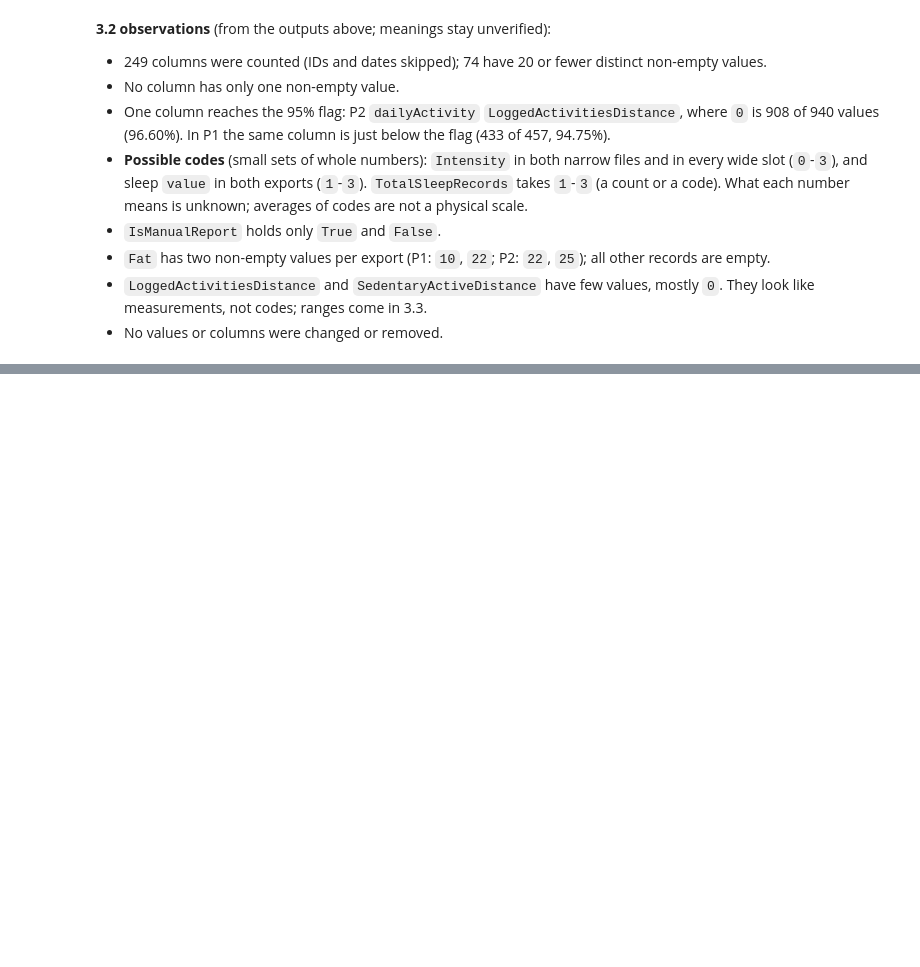
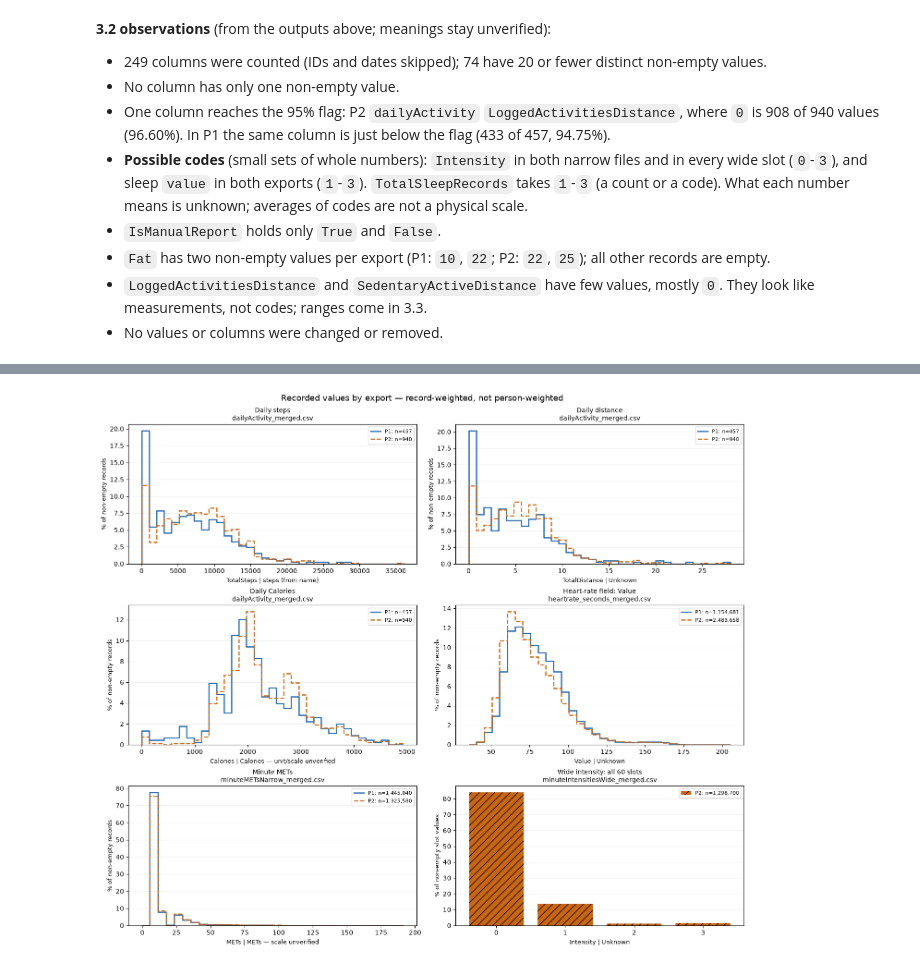
Before and after one commit to MohamadAlhajAli/fitbit-fitness-tracker, a Jupyter notebook: EDA/Simple EDA.ipynb, the cells around one changed output, grey strips where cells are left out. Cells and saved outputs as stored; diff of their text form; code cells hidden in the pictures; blank space fills up the shorter version.

Commit message:
Complete Step 3.3 numeric summaries and charts

```diff
--- a/EDA/Simple EDA.ipynb
+++ b/EDA/Simple EDA.ipynb
@@ -1083,0 +1362,21 @@ With one value covering >= 95%: 1
+# %%
+
+panels = [
+    ("dailyActivity_merged.csv", "TotalSteps", "Daily steps"),
+    ("dailyActivity_merged.csv", "TotalDistance", "Daily distance"),
+    ("dailyActivity_merged.csv", "Calories", "Daily Calories"),
+    ("heartrate_seconds_merged.csv", "Value", "Heart-rate field: Value"),
+    ("minuteMETsNarrow_merged.csv", "METs", "Minute METs"),
+    ("minuteIntensitiesWide_merged.csv", "Intensity", "Wide intensity: all 60 slots"),
+]
+fig, axes = plt.subplots(3, 2, figsize=(14, 12), layout="constrained")
+for ax, (file_name, column, title) in zip(axes.flat, panels):
+    pooled = "Wide_" in file_name
+    series = {export: (pooled_counts if pooled else number_counts).get((export, file_name, column))
+              for export in ["P1", "P2"]}
+    plot_counts(ax, series, f"{title}\n{file_name}",
+                f"{column} | {unit_hint(column)}", "slot values" if pooled else "records")
+fig.suptitle("Recorded values by export — record-weighted, not person-weighted", fontsize=13)
+plt.show()
+# %% [output]
+[figure, added]
```
Also changed, not shown: parts of 5 cells of this notebook.
